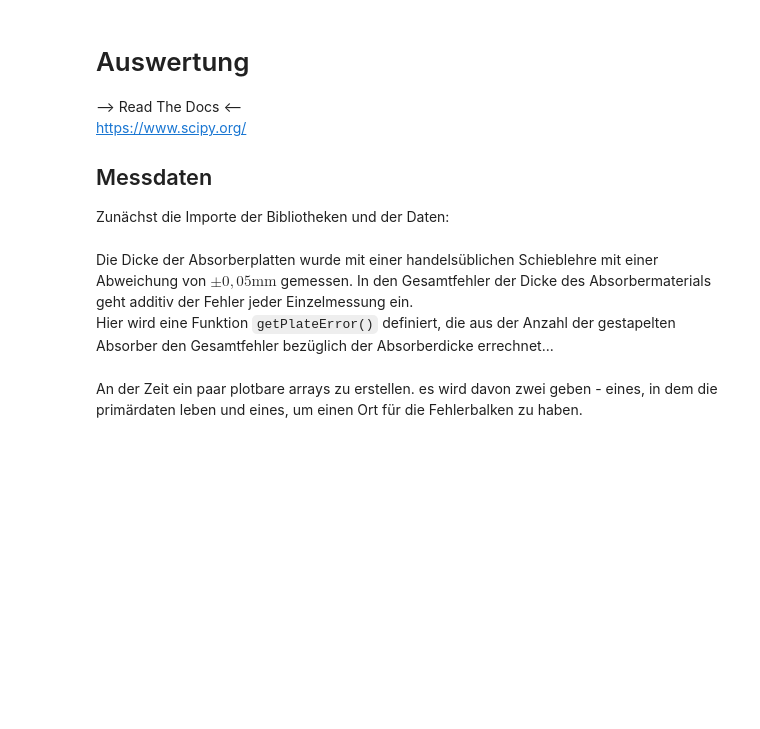
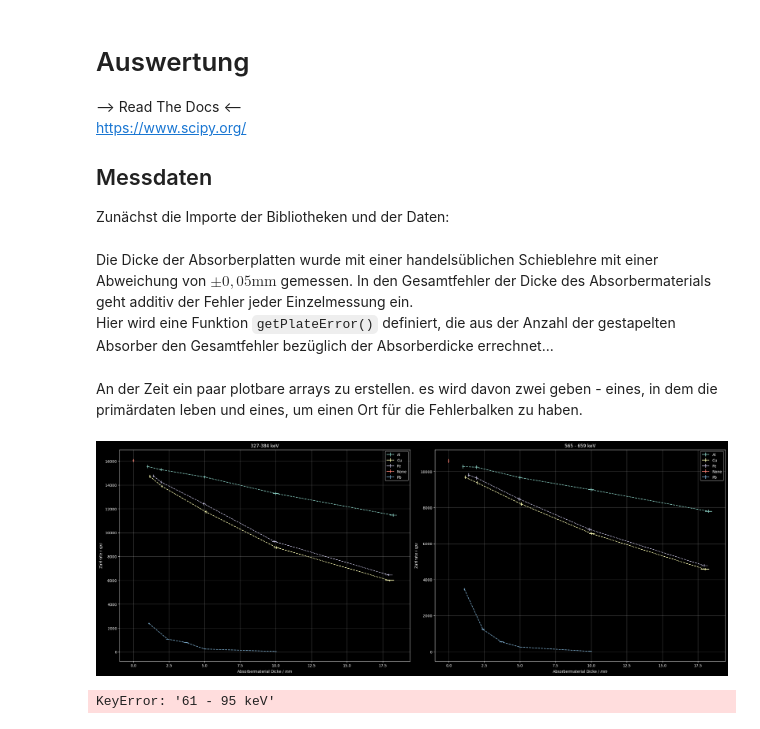
Before and after one commit to HateFindingNames/RadiationProtection_DetectorTechnology, a Jupyter notebook: V10/V10.ipynb, the cells around one changed output. Cells and saved outputs as stored; diff of their text form; code cells hidden in the pictures; blank space fills up the shorter version.

```diff
--- a/V10/V10.ipynb
+++ b/V10/V10.ipynb
@@ -129,34 +129,36 @@ mats = [getattr(data, atts[i]).iloc[0,0] for i, att in enumerate(atts)]
 fig, (ax1, ax2) = plt.subplots(ncols=2, figsize=(60*cm, 22.5*cm))
 
 for att in atts:
     stuff = getattr(data, att)
     ax1.errorbar(
         stuff["d"],
         stuff[data.erange[0]],
         xerr=stuff["dErr"],
         yerr=stuff["Err"],
         linestyle='--')
     ax2.errorbar(
         stuff["d"],
         stuff[data.erange[1]],
-        xerr=stuff["dErr"],
+        xerr=stuff["dErr"],s
         yerr=stuff["Err.1"],
         linestyle='--')
 
 ax1.set_xlabel("Absorbermaterial Dicke / $mm$")
 ax2.set_xlabel("Absorbermaterial Dicke / $mm$")
 ax1.set_ylabel("Zählrate / $cps$")
 ax2.set_ylabel("Zählrate / $cps$")
 ax1.set_title(data.erange[0])
 ax2.set_title(data.erange[1])
 ax1.legend(mats)
 ax2.legend(mats)
 ax1.grid(axis='both', alpha=.3)
 ax2.grid(axis='both', alpha=.3)
 
 plt.tight_layout()
 # plt.grid(axis='both', alpha=.3)
 plt.savefig("./testplot.png")
+# %% [output]
+[figure, added]
 # %%
 def funct(x, N, u, c):
     return N * np.exp(-1 * u * x) + c
@@ -167,3 +169,5 @@ for att in atts:
 print("Optimale Parameter:")
 print("A:", popt[0], " lambda:", popt[1], " B:", popt[2])
 print(perr)
+# %% [output]
+KeyError: '61 - 95 keV'
```
Also changed, not shown: 12 other files.
